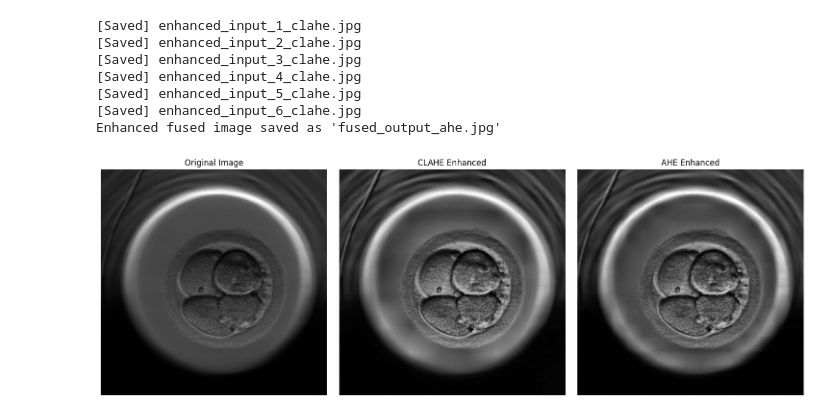
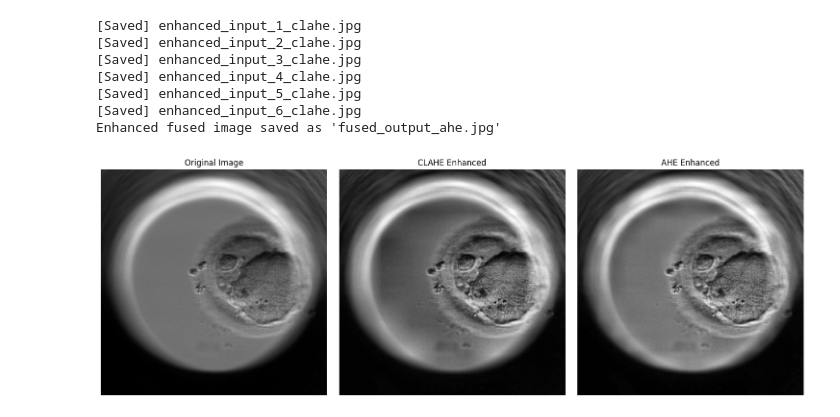
Before and after one commit to ShrishtiP0214/EmbryoAnalysis, a Jupyter notebook: Notebooks/AHE+UNET/AHE.ipynb, the cells around one changed output. Drawn from its saved outputs; the diff is of its cells as text; code cells hidden in the pictures.

```diff
--- a/Notebooks/AHE+UNET/AHE.ipynb
+++ b/Notebooks/AHE+UNET/AHE.ipynb
@@ -493,12 +580,12 @@ def main():
 def main_test():
     # Example test image paths
     test_image_paths = [
-        r"C:\Projects\Embryo\Dataset\embryo_dataset_F15\AM716-7\D2013.07.01_S0867_I132_WELL7_RUN209.jpeg",
-        r"C:\Projects\Embryo\Dataset\embryo_dataset_F15\AM716-7\D2013.07.01_S0867_I132_WELL7_RUN209.jpeg",
-        r"C:\Projects\Embryo\Dataset\embryo_dataset_F15\AM716-7\D2013.07.01_S0867_I132_WELL7_RUN209.jpeg",
-        r"C:\Projects\Embryo\Dataset\embryo_dataset_F15\AM716-7\D2013.07.01_S0867_I132_WELL7_RUN209.jpeg",
-        r"C:\Projects\Embryo\Dataset\embryo_dataset_F15\AM716-7\D2013.07.01_S0867_I132_WELL7_RUN209.jpeg",
-        r"C:\Projects\Embryo\Dataset\embryo_dataset_F15\AM716-7\D2013.07.01_S0867_I132_WELL7_RUN209.jpeg"
+        r"C:\Users\pande\OneDrive\Desktop\inputs\input1.jpeg",
+        r"C:\Users\pande\OneDrive\Desktop\inputs\input2.jpeg",
+        r"C:\Users\pande\OneDrive\Desktop\inputs\input3.jpeg",
+        r"C:\Users\pande\OneDrive\Desktop\inputs\input4.jpeg",
+        r"C:\Users\pande\OneDrive\Desktop\inputs\input5.jpeg",
+        r"C:\Users\pande\OneDrive\Desktop\inputs\input6.jpeg"
     ]
 
     # Define transform
@@ -532,31 +619,31 @@ def main_test():
 
     print("Enhanced fused image saved as 'fused_output_ahe.jpg'")
 
     # Visualize enhancement comparison for the first image
     if os.path.exists(test_image_paths[0]):
         visualize_enhancement_comparison(test_image_paths[0], "enhancement_comparison.jpg")
 
 def test_enhancement_only():
     """Test enhancement methods on a single image"""
     test_image_path = r"C:\Projects\Embryo\Dataset\embryo_dataset_F15\AB91-1\D2013.01.29_S0719_I132_WELL1_RUN169.jpeg"
 
     if os.path.exists(test_image_path):
         visualize_enhancement_comparison(test_image_path, "enhancement_comparison.jpg")
         print("Enhancement comparison saved as 'enhancement_comparison.jpg'")
     else:
         print(f"Test image not found: {test_image_path}")
 
 if __name__ == "__main__":
     # Uncomment the function you want to run:
     # main()  # For training
     main_test()  # For testing with trained model
     # test_enhancement_only()  # For testing enhancement methods only
 # %% [output]
 [Saved] enhanced_input_1_clahe.jpg
 [Saved] enhanced_input_2_clahe.jpg
 [Saved] enhanced_input_3_clahe.jpg
 [Saved] enhanced_input_4_clahe.jpg
 [Saved] enhanced_input_5_clahe.jpg
 [Saved] enhanced_input_6_clahe.jpg
 Enhanced fused image saved as 'fused_output_ahe.jpg'
-[figure, old version]
+[figure, new version]
```
Also changed, not shown: parts of 5 cells of this notebook, 1 other file.
